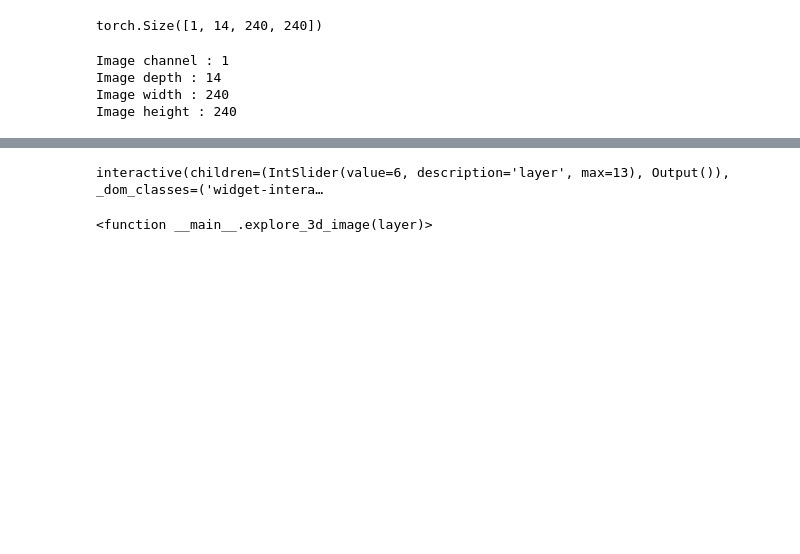
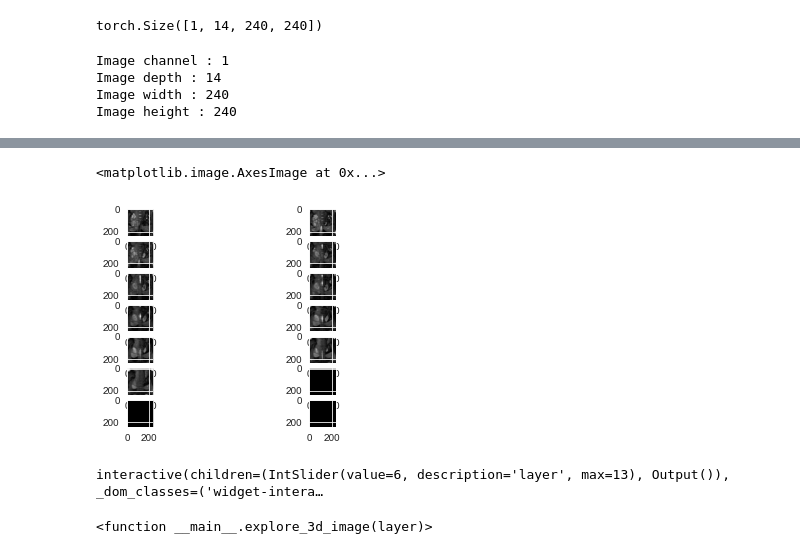
Before and after one commit to joewong00/3D-CNN-Segmentation, a Jupyter notebook: visualize.ipynb, the cells around one changed output, grey strips where cells are left out. Drawn from its saved outputs; the diff is of its cells as text; code cells hidden in the pictures; blank space fills up the shorter version.

```diff
--- a/visualize.ipynb
+++ b/visualize.ipynb
@@ -63,4 +63,23 @@ torch.Size([1, 14, 240, 240])
 ... (3 outputs left out)
+# %%
+f, axarr = plt.subplots(7,2)
+axarr[0,0].imshow(X1[0,0,:,:],cmap='gray')
+axarr[0,1].imshow(X1[0,1,:,:],cmap='gray')
+axarr[1,0].imshow(X1[0,2,:,:],cmap='gray')
+axarr[1,1].imshow(X1[0,3,:,:],cmap='gray')
+axarr[2,0].imshow(X1[0,4,:,:],cmap='gray')
+axarr[2,1].imshow(X1[0,5,:,:],cmap='gray')
+axarr[3,0].imshow(X1[0,6,:,:],cmap='gray')
+axarr[3,1].imshow(X1[0,7,:,:],cmap='gray')
+axarr[4,0].imshow(X1[0,8,:,:],cmap='gray')
+axarr[4,1].imshow(X1[0,9,:,:],cmap='gray')
+axarr[5,0].imshow(X1[0,10,:,:],cmap='gray')
+axarr[5,1].imshow(X1[0,11,:,:],cmap='gray')
+axarr[6,0].imshow(X1[0,12,:,:],cmap='gray')
+axarr[6,1].imshow(X1[0,13,:,:],cmap='gray')
+# %% [output]
+<matplotlib.image.AxesImage at 0x...>
+[figure, added]
 # %%
 def explore_3d_image(layer):
 
```
Also changed, not shown: parts of 3 cells of this notebook, 10 other files.
